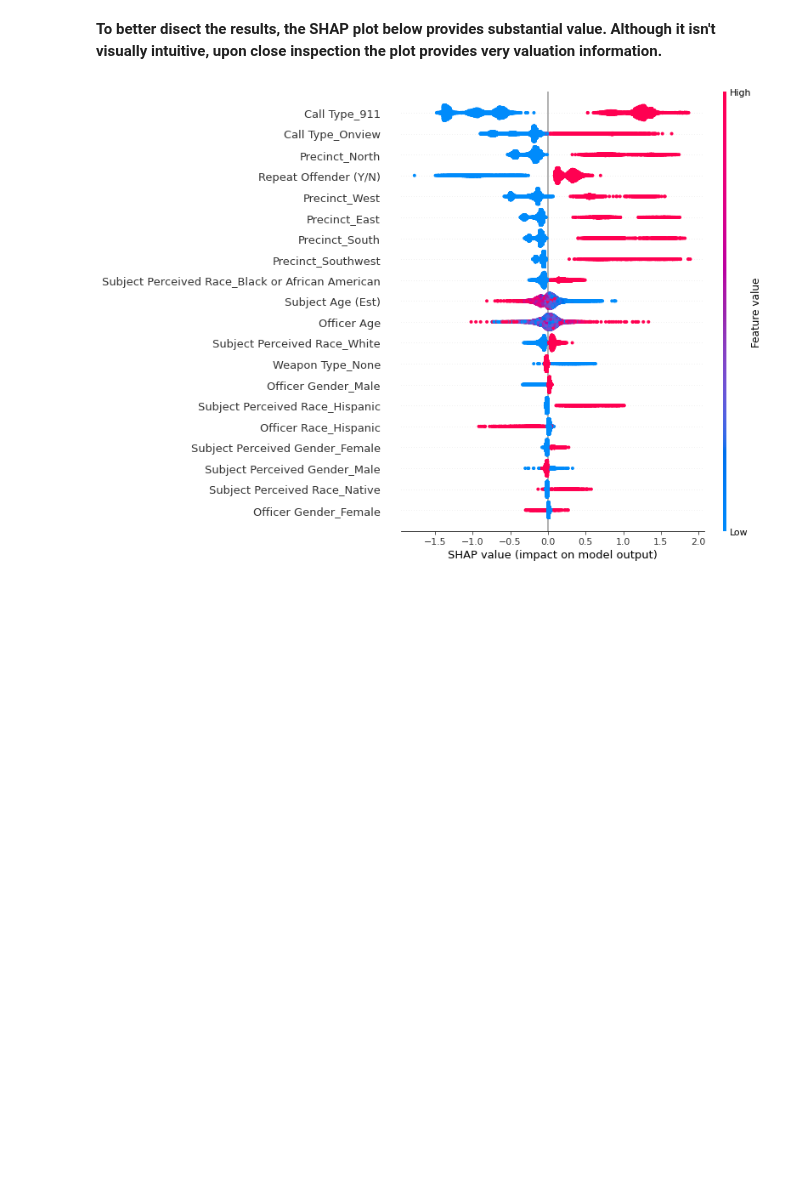
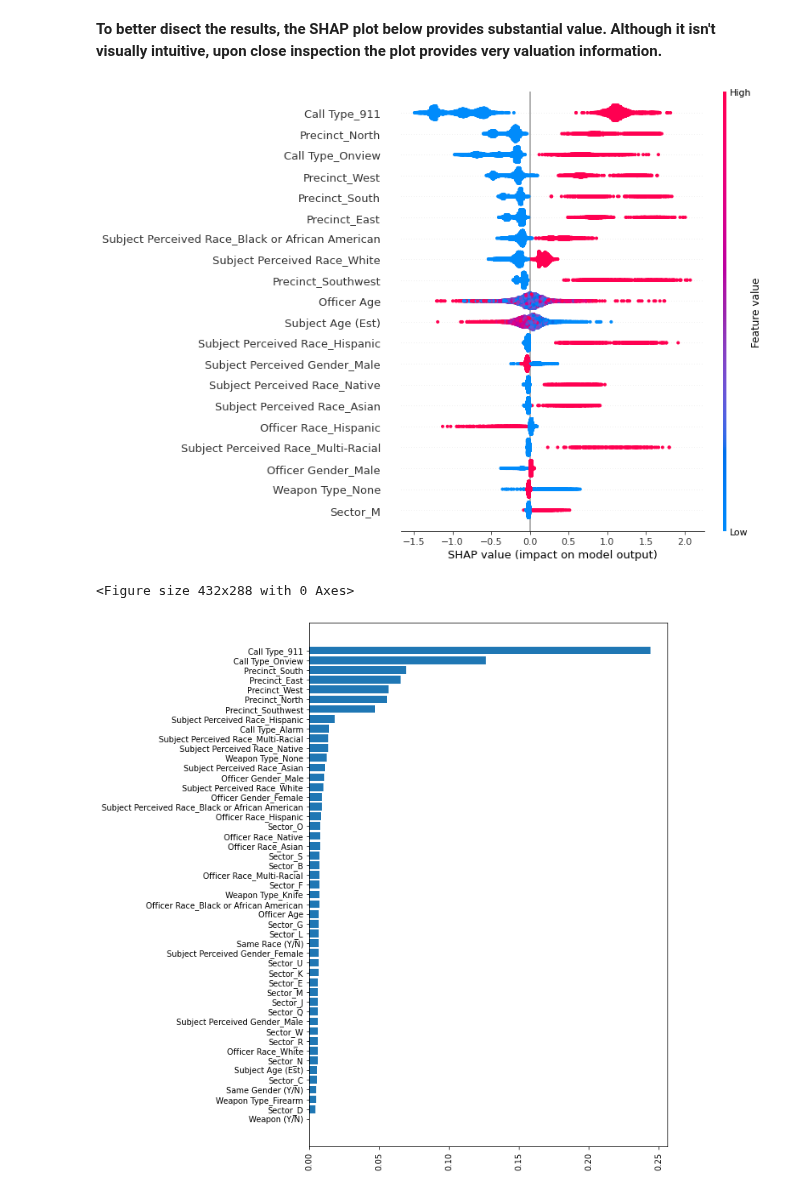
Before and after one commit to sethnlewis/Policing-Bias, a Jupyter notebook: notebooks/final_notebook.ipynb, the cells around one changed output. Saved outputs shown, nothing was run; the diff lists cells and outputs as text; code cells hidden in the pictures; blank space fills up the shorter version.

Commit message:
Polishing notebooks and incorporating statements to export relevant graphics to be used in report and readme

```diff
--- a/notebooks/final_notebook.ipynb
+++ b/notebooks/final_notebook.ipynb
@@ -852,11 +936,15 @@ Mean F1 score on test data: 0.839637717519655
 # %% [markdown]
 **To better disect the results, the SHAP plot below provides substantial value. Although it isn't visually intuitive, upon close inspection the plot provides very valuation information.**
 # %%
-final_model_xgb_shap = final_model_xgb # Create copy
-produce_shap_plot(X_test.copy(), y_test, final_model_xgb_shap, df_train_for_fitting_only=X.copy(), target_train_for_fitting_only=y)
+produce_shap_plot(X_test.copy(), y_test, clone(final_model_xgb),
+                  df_train_for_fitting_only=X.copy(), target_train_for_fitting_only=y,
+                 savefig=True)
+
 plot_importances(best_model, X_test)
 # %% [output]
-[figure, old version]
+[figure, new version]
+<Figure size 432x288 with 0 Axes>
+[figure, added]
 # %% [markdown]
 # Part VIII: Conclusion
 
```
Also changed, not shown: parts of 29 cells of this notebook, 3 other files.
